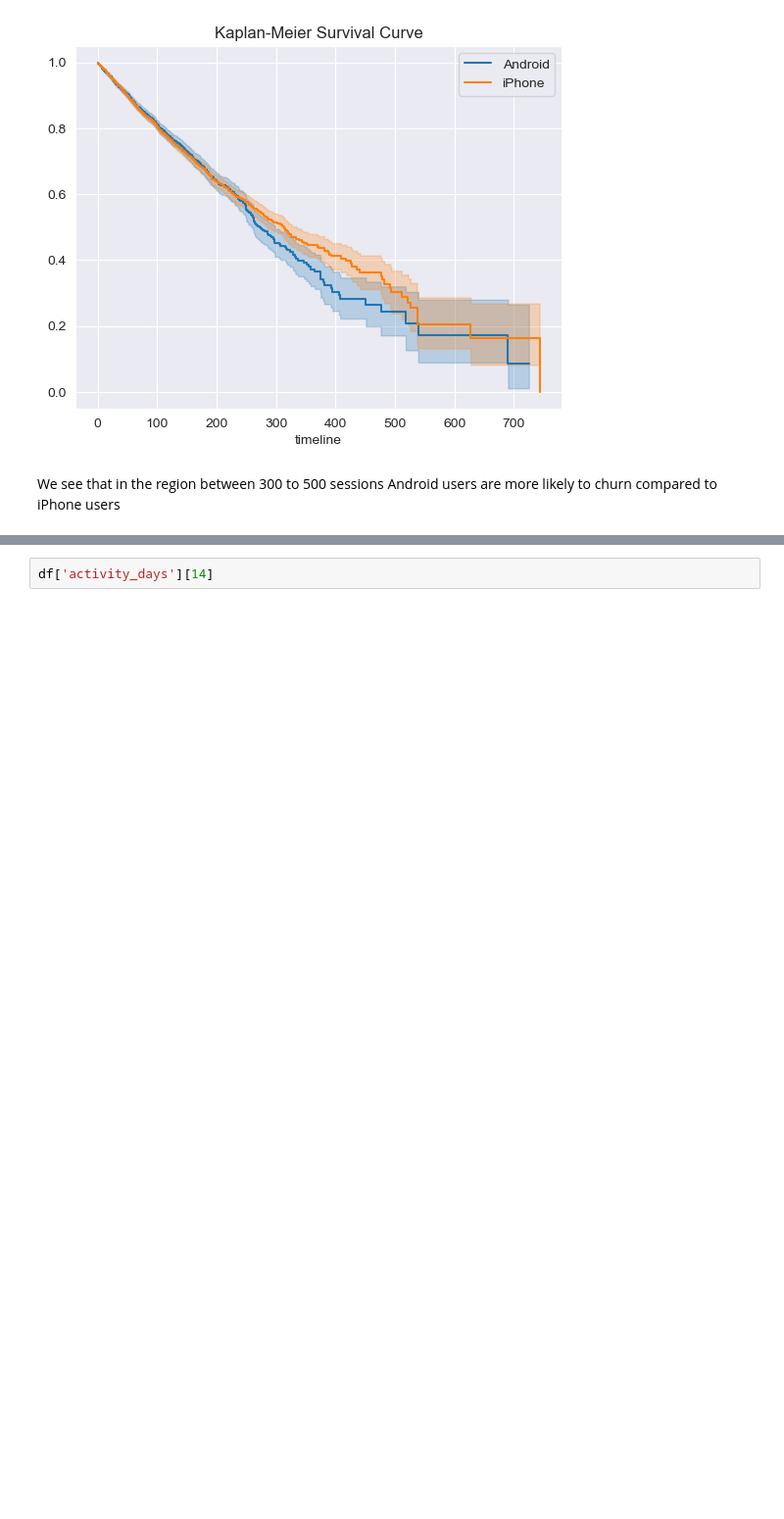
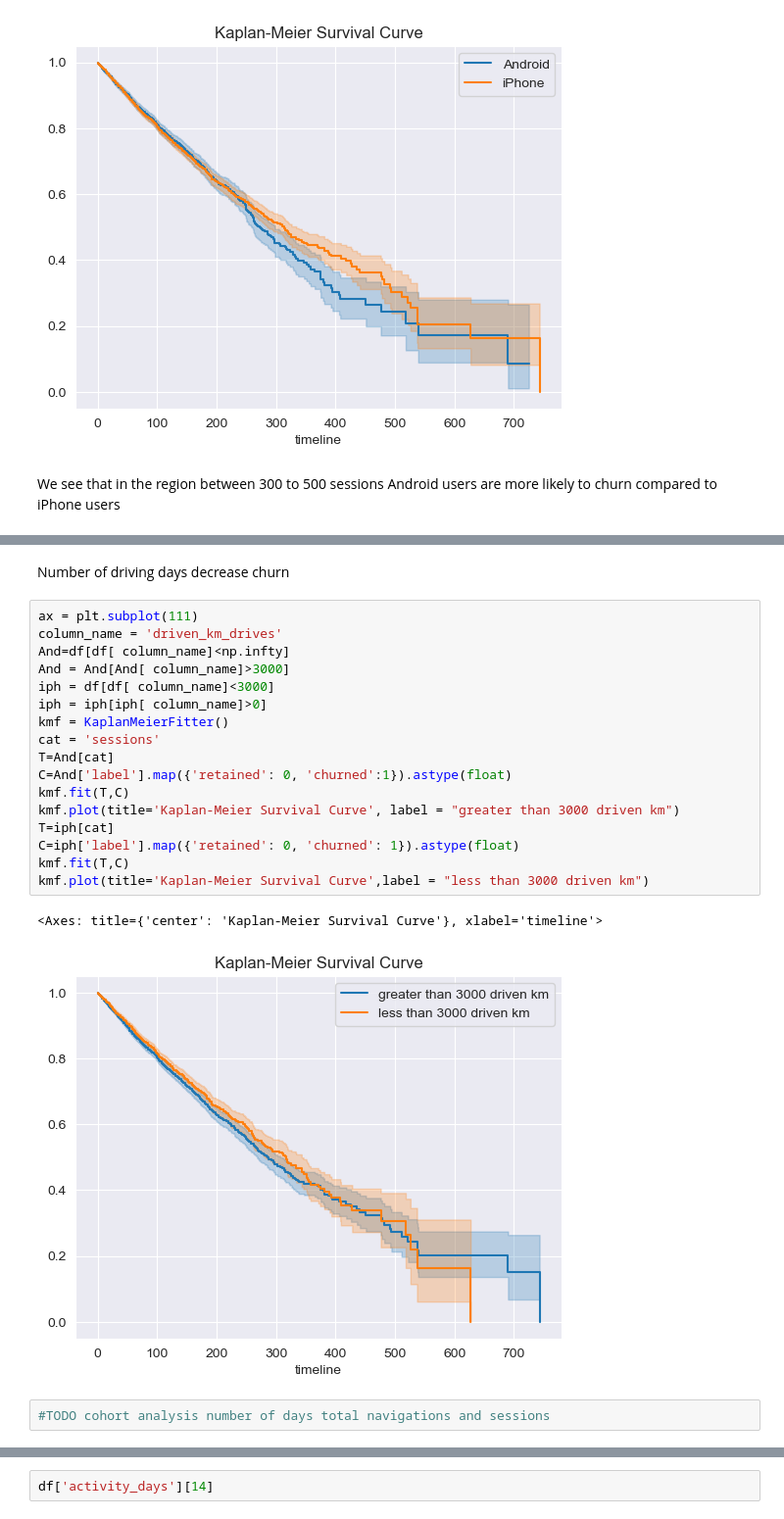
Before and after one commit to point-de-vyu/data-analytics-projects, a Jupyter notebook: Waze_predicting_user_churn/1. Exploratory_data_analysis.ipynb, the cells around one changed output, grey strips where cells are left out. Shown at 98% size. Saved outputs shown, nothing was run; the diff lists cells and outputs as text; blank space fills up the shorter version.

```diff
--- a/Waze_predicting_user_churn/1. Exploratory_data_analysis.ipynb
+++ b/Waze_predicting_user_churn/1. Exploratory_data_analysis.ipynb
@@ -575,0 +595,24 @@ We see that in the region between 300 to 500 sessions Android users are more lik
+# %% [markdown]
+Number of driving days decrease churn
+# %%
+ax = plt.subplot(111)
+column_name = 'driven_km_drives'
+And=df[df[ column_name]<np.infty]
+And = And[And[ column_name]>3000]
+iph = df[df[ column_name]<3000]
+iph = iph[iph[ column_name]>0]
+kmf = KaplanMeierFitter()
+cat = 'sessions'
+T=And[cat]
+C=And['label'].map({'retained': 0, 'churned':1}).astype(float)
+kmf.fit(T,C)
+kmf.plot(title='Kaplan-Meier Survival Curve', label = "greater than 3000 driven km")
+T=iph[cat]
+C=iph['label'].map({'retained': 0, 'churned': 1}).astype(float)
+kmf.fit(T,C)
+kmf.plot(title='Kaplan-Meier Survival Curve',label = "less than 3000 driven km")
+# %% [output]
+<Axes: title={'center': 'Kaplan-Meier Survival Curve'}, xlabel='timeline'>
+[figure, added]
+# %%
+#TODO cohort analysis number of days total navigations and sessions
```
Also changed, not shown: parts of 3 cells of this notebook.
